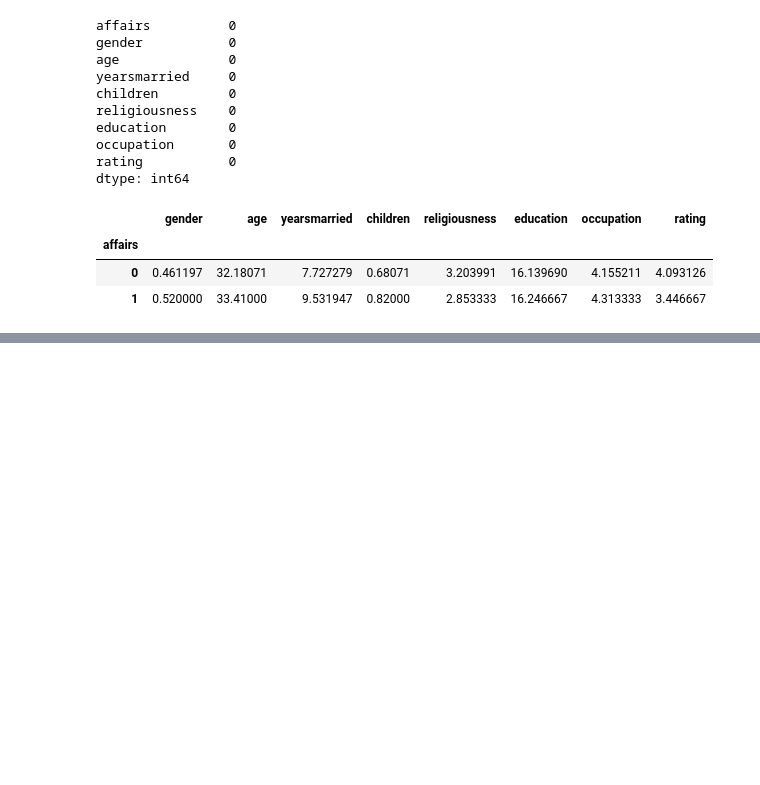
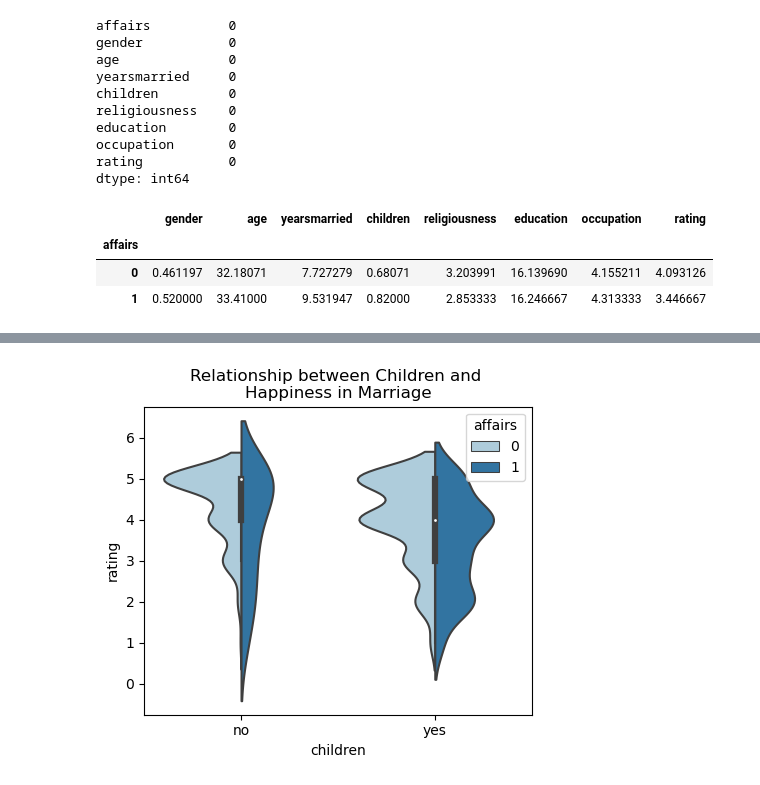
Before and after one commit to schlenkerc18/50-Weeks-50-Projects, a Jupyter notebook: Affairs EDA.ipynb, the cells around one changed output, grey strips where cells are left out. Cells and saved outputs as stored; diff of their text form; code cells hidden in the pictures; blank space fills up the shorter version.

```diff
--- a/Affairs EDA.ipynb
+++ b/Affairs EDA.ipynb
@@ -77,0 +110,11 @@ plt.show()
+# %%
+plt.figure(figsize = (5,4))
+
+sns.violinplot(data = df, x = 'children', y = 'rating', hue = 'affairs', split = True, palette = 'Paired')
+plt.title("Relationship between Children and \nHappiness in Marriage")
+
+plt.show()
+
+# couples who have kids seem to be less happy in their marriages
+# %% [output]
+[figure, added]
```
Also changed, not shown: parts of 34 cells of this notebook.
